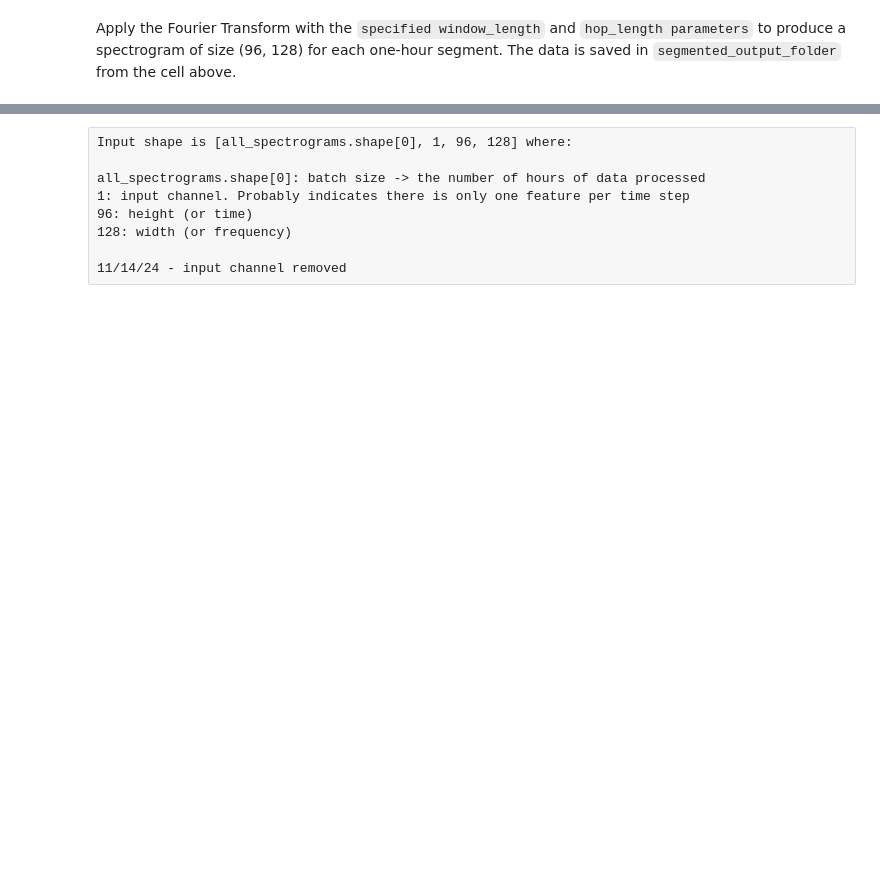
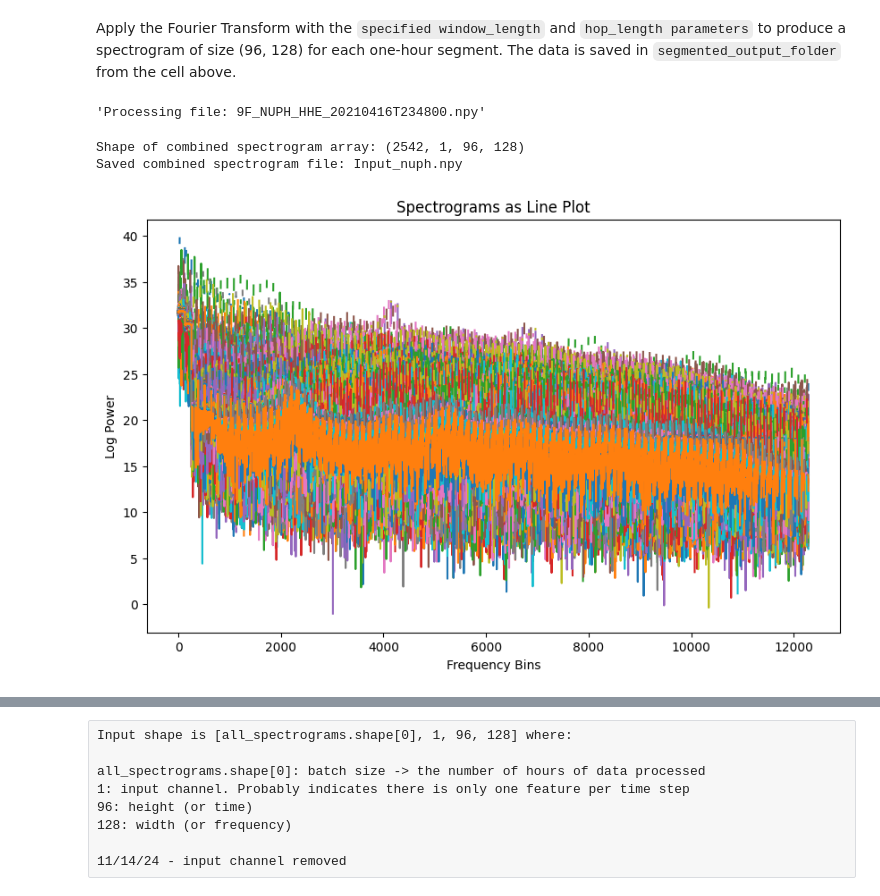
Before and after one commit to UW-MLGEO/MLGEO2024_Geldingadalir, a Jupyter notebook: notebooks/NUPH_analysis/Prepare_AI_Ready_Data.ipynb, the cells around one changed output, grey strips where cells are left out. Cells and saved outputs as stored; diff of their text form; code cells hidden in the pictures; blank space fills up the shorter version.

Commit message:
add one plot for all seismograms

```diff
--- a/notebooks/NUPH_analysis/Prepare_AI_Ready_Data.ipynb
+++ b/notebooks/NUPH_analysis/Prepare_AI_Ready_Data.ipynb
@@ -85,7 +119,8 @@ for file_path in glob.glob(f"{input_folder}/*.mseed"):
     # Process each trace
     for tr in st:
         # Resample the data to 8 Hz (assuming original sampling rate was 100 Hz)
-        tr.resample(target_sampling_rate)
+        # this is done in data cleaning
+        #tr.resample(target_sampling_rate)
 
         # Split into one-hour segments (28,800 samples each)
         start_time = tr.stats.starttime
@@ -100,12 +135,13 @@ for file_path in glob.glob(f"{input_folder}/*.mseed"):
             segment = tr.slice(starttime=segment_start, endtime=segment_end)
 
             # Compute STFT for the segment
-            signal = segment.data
+            signal = segment.data.astype(np.float32)
             stft_result = librosa.stft(signal, n_fft=window_length, hop_length=hop_length, win_length=window_length)
             spectrogram = np.abs(stft_result) ** 2
 
             # Resize spectrogram to target shape
-            spectrogram_resized = librosa.util.fix_length(spectrogram, size=target_shape[1], axis=1)[:target_shape[0], :]
+            #spectrogram_resized = librosa.util.fix_length(spectrogram, size=target_shape[1], axis=1)[:target_shape[0], :]
+            spectrogram_resized = resample(spectrogram, target_shape[1], axis=1)[:target_shape[0], :]
 
             # Log transformation for normalization
             spectrogram_log = np.log1p(spectrogram_resized)
@@ -113,8 +149,9 @@ for file_path in glob.glob(f"{input_folder}/*.mseed"):
             # Save the spectrogram (you could save the result as needed)
             segment_filename = f"{tr.stats.network}_{tr.stats.station}_{tr.stats.channel}_{segment_start.strftime('%Y%m%dT%H%M%S')}.npy"
             segment_filepath = os.path.join(segmented_output_folder, segment_filename)
+
+            #print(f'Saved spectrogram for segment: {segment_filepath}')
             np.save(segment_filepath, spectrogram_log)
-            #print(f'Saved spectrogram for segment: {segment_filepath}')
 
             # Append the spectrogram to the list
             spectrogram_list.append(spectrogram_log)
@@ -130,7 +167,7 @@ for file_path in glob.glob(f"{input_folder}/*.mseed"):
 # Stack all spectrograms into a single numpy array and add batch and channel dimensions
 all_spectrograms = np.stack(spectrogram_list)
 all_spectrograms = all_spectrograms[:, np.newaxis, :, :]  # Shape: (batch_size, 1, 96, 128)
-print(f"Shape of combined spectrogram array with batch and channel dimensions: {all_spectrograms.shape}")
+print(f"Shape of combined spectrogram array: {all_spectrograms.shape}")
 
 # remove the single feature dimension (1)
 all_spectrograms = np.squeeze(all_spectrograms)
@@ -143,28 +180,26 @@ input_filepath = os.path.join(final_output_folder, "Input_nuph.npy")
 np.save(input_filepath, all_spectrograms)
 
 print(f"Saved combined spectrogram file: {input_filepath.split('/')[-1]}")
+# %% [output]
+'Processing file: 9F_NUPH_HHE_20210416T234800.npy'
+Shape of combined spectrogram array: (2542, 1, 96, 128)
+Saved combined spectrogram file: Input_nuph.npy
 # %%
 import matplotlib.pyplot as plt
 
 # Ensure there are spectrograms to plot
 if all_spectrograms.size > 0:
-    for i in range(10):
-        plt.figure(figsize=(10, 6))
+    plt.figure(figsize=(10, 6))
+    for i in range(len(all_spectrograms)):  # Loop through all spectrograms
         plt.plot(all_spectrograms[i].flatten())
-        plt.title(f'Spectrogram {i} as Line Plot')
-        plt.xlabel('Frequency Bins')
-        plt.ylabel('Log Power')
-        plt.show()
-    # Plot the first spectrogram
-    # plt.figure(figsize=(10, 6))
-    # plt.imshow(all_spectrograms[0], aspect='auto', origin='lower', cmap='viridis')
-    # plt.colorbar(label='Log Power')
-    # plt.title('First Spectrogram in all_spectrograms')
-    # plt.xlabel('Time Bins')
-    # plt.ylabel('Frequency Bins')
-    # plt.show()
+    plt.title(f'Spectrograms as Line Plot')
+    plt.xlabel('Frequency Bins')
+    plt.ylabel('Log Power')
+    plt.show()
 else:
     print("No spectrograms found in all_spectrograms.")
+# %% [output]
+[figure, added]
 # %%
 #display information on Input.npy
 print(f"Shape of combined spectrogram array with batch and channel dimensions: {all_spectrograms.shape}")
```
Also changed, not shown: parts of 2 cells of this notebook, 1 other file.
